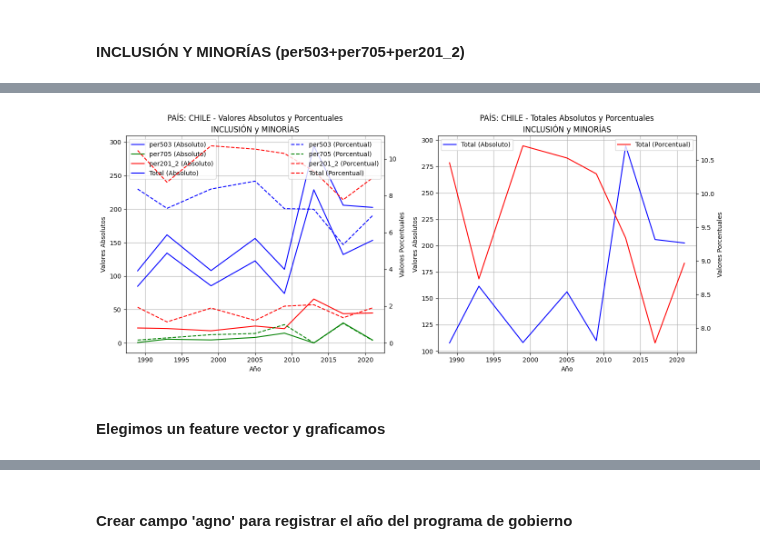
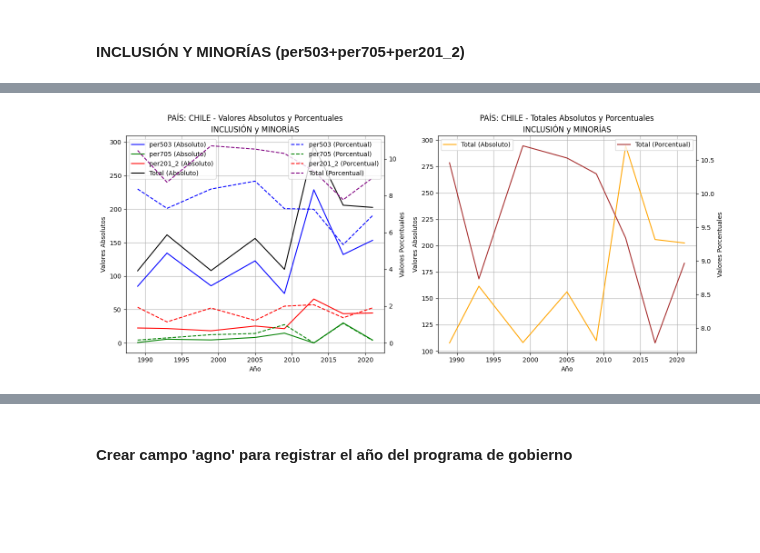
Before and after one commit to MatiasBunsterRaby/Capstone_git, a Jupyter notebook: notebooks/Pruebas_Chile_absoluto.ipynb, the cells around one changed output, grey strips where cells are left out. Saved outputs shown, nothing was run; the diff lists cells and outputs as text; code cells hidden in the pictures; blank space fills up the shorter version.

```diff
--- a/notebooks/Pruebas_Chile_absoluto.ipynb
+++ b/notebooks/Pruebas_Chile_absoluto.ipynb
@@ -549,8 +549,6 @@ plt.show()
 # %% [output]
 [figure]
 # %%
-import matplotlib.pyplot as plt
-
 # Define variables for the columns
 tema = "INCLUSIÓN y MINORÍAS"
 col_1 = 'per503'
@@ -571,11 +569,11 @@ fig, (ax1, ax3) = plt.subplots(1, 2, figsize=(14, 6))
 # ----------------- Primer gráfico: valores absolutos y porcentuales -----------------
 
 # Plot the absolute values on the left axis
-ax1.plot(df_abs_Chile_inclymin['agno'], df_abs_Chile_inclymin[col_1], label=f"{col_1} (Absoluto)", color='b')
-ax1.plot(df_abs_Chile_inclymin['agno'], df_abs_Chile_inclymin[col_2], label=f"{col_2} (Absoluto)", color='g')
-ax1.plot(df_abs_Chile_inclymin['agno'], df_abs_Chile_inclymin[col_3], label=f"{col_3} (Absoluto)", color='r')
-# Cambié el color de la línea de Total Absoluto a azul
-ax1.plot(df_abs_Chile_inclymin['agno'], df_abs_Chile_inclymin['Total'], label=f"Total (Absoluto)", color='blue')
+ax1.plot(df_abs_Chile_inclymin['agno'], df_abs_Chile_inclymin[col_1], label=f"{col_1} (Absoluto)", color='b')  # Azul
+ax1.plot(df_abs_Chile_inclymin['agno'], df_abs_Chile_inclymin[col_2], label=f"{col_2} (Absoluto)", color='g')  # Verde
+ax1.plot(df_abs_Chile_inclymin['agno'], df_abs_Chile_inclymin[col_3], label=f"{col_3} (Absoluto)", color='r')  # Rojo
+# Cambié el color de la línea de Total Absoluto a un color distinto para evitar colisión
+ax1.plot(df_abs_Chile_inclymin['agno'], df_abs_Chile_inclymin['Total'], label=f"Total (Absoluto)", color='black')  # Negro
 
 ax1.set_xlabel('Año')
 ax1.set_ylabel('Valores Absolutos')
@@ -585,29 +583,29 @@ ax1.legend(loc="upper left")
 
 # Create a second y-axis for the porcentual values
 ax2 = ax1.twinx()
-ax2.plot(df_porcentual_Chile_inclymin['agno'], df_porcentual_Chile_inclymin[col_1], label=f"{col_1} (Porcentual)", linestyle='--', color='b')
-ax2.plot(df_porcentual_Chile_inclymin['agno'], df_porcentual_Chile_inclymin[col_2], label=f"{col_2} (Porcentual)", linestyle='--', color='g')
-ax2.plot(df_porcentual_Chile_inclymin['agno'], df_porcentual_Chile_inclymin[col_3], label=f"{col_3} (Porcentual)", linestyle='--', color='r')
-# Cambié el color de la línea de Total Porcentual a rojo
-ax2.plot(df_porcentual_Chile_inclymin['agno'], df_porcentual_Chile_inclymin['Total'], label=f"Total (Porcentual)", linestyle='--', color='red')
+ax2.plot(df_porcentual_Chile_inclymin['agno'], df_porcentual_Chile_inclymin[col_1], label=f"{col_1} (Porcentual)", linestyle='--', color='b')  # Azul
+ax2.plot(df_porcentual_Chile_inclymin['agno'], df_porcentual_Chile_inclymin[col_2], label=f"{col_2} (Porcentual)", linestyle='--', color='g')  # Verde
+ax2.plot(df_porcentual_Chile_inclymin['agno'], df_porcentual_Chile_inclymin[col_3], label=f"{col_3} (Porcentual)", linestyle='--', color='r')  # Rojo
+# Cambié el color de la línea de Total Porcentual a un color diferente
+ax2.plot(df_porcentual_Chile_inclymin['agno'], df_porcentual_Chile_inclymin['Total'], label=f"Total (Porcentual)", linestyle='--', color='purple')  # Púrpura
 
 ax2.set_ylabel('Valores Porcentuales')
 ax2.legend(loc="upper right")
 
 # ----------------- Segundo gráfico: sólo los Totales -----------------
 
-# En el segundo gráfico, se usarán los mismos colores que en el primer gráfico para las líneas de "Total"
-# Usar el color azul para el Total Absoluto y rojo para el Total Porcentual
+# En el segundo gráfico, se usarán colores diferentes para los Totales (no necesariamente los mismos)
+# Usar color diferente para el Total Absoluto y el Total Porcentual
 
 # Plot the "Total" lines for both datasets in the second subplot
-ax3.plot(df_abs_Chile_inclymin['agno'], df_abs_Chile_inclymin['Total'], label=f"Total (Absoluto)", color='blue')
+ax3.plot(df_abs_Chile_inclymin['agno'], df_abs_Chile_inclymin['Total'], label=f"Total (Absoluto)", color='orange')  # Naranja para total absoluto
 ax3.set_xlabel('Año')
 ax3.set_ylabel('Valores Absolutos')
 ax3.grid(True)
 
 # Create a second y-axis for the porcentual "Total" line
 ax4 = ax3.twinx()
-ax4.plot(df_porcentual_Chile_inclymin['agno'], df_porcentual_Chile_inclymin['Total'], label=f"Total (Porcentual)", color='red')
+ax4.plot(df_porcentual_Chile_inclymin['agno'], df_porcentual_Chile_inclymin['Total'], label=f"Total (Porcentual)", color='brown')  # Marrón para total porcentual
 ax4.set_ylabel('Valores Porcentuales')
 
 # Set titles and legends for the second subplot
@@ -615,6 +613,13 @@ ax3.set_title(f'PAÍS: CHILE - Totales Absolutos y Porcentuales\n{tema}')
 ax3.legend(loc="upper left")
 ax4.legend(loc="upper right")
 
+texto_md = """<div style="display: flex; justify-content: space-between;">
+  <img src="../assets/per503.png" alt="" width="450">
+  <img src="../assets/per705.png" alt="" width="450"></div>
+</div>
+<img src="../assets/per201_2.png" alt="" width="500">"""
+display(Markdown(texto_md))
+
 # Show the plot
 plt.tight_layout()  # Adjust layout to fit both plots
 plt.show()
@@ -622,3 +632 @@ plt.show()
-[figure, old version]
+[figure, new version]
-# %% [markdown]
-#### Elegimos un feature vector y graficamos
```
Also changed, not shown: parts of 2 cells of this notebook, 5 other files.
